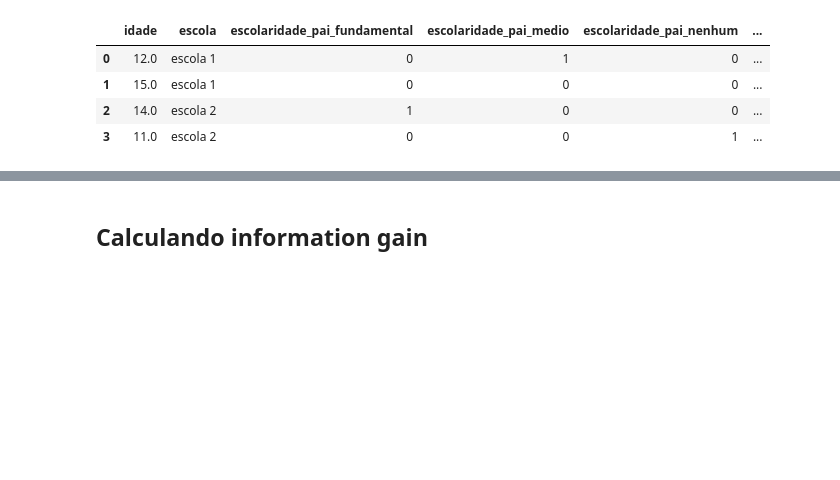
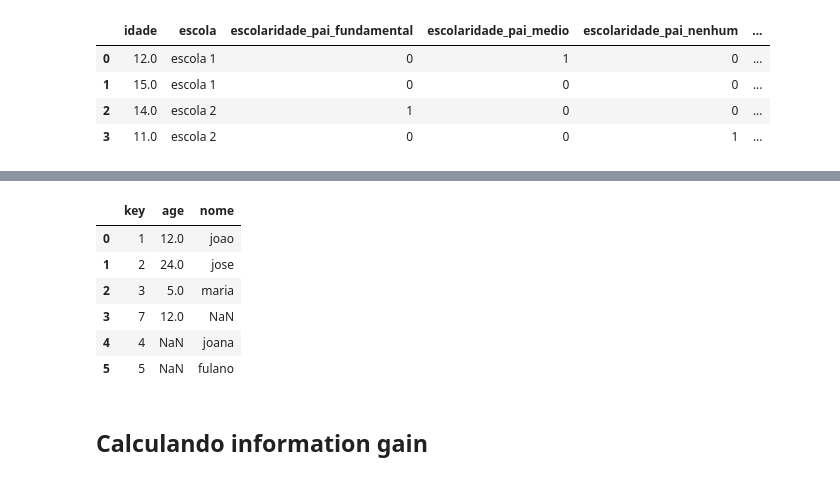
Before and after one commit to fnbalves/curso_machine_learning, a Jupyter notebook: Aprendendo python - parte 1.ipynb, the cells around one changed output, grey strips where cells are left out. Saved outputs shown, nothing was run; the diff lists cells and outputs as text; code cells hidden in the pictures; blank space fills up the shorter version.

Commit message:
Added merge lessons

```diff
--- a/Aprendendo python - parte 1.ipynb
+++ b/Aprendendo python - parte 1.ipynb
@@ -691,0 +694,3 @@ example_df
+# %%
+df1 = pd.DataFrame([[1, 12], [2, 24], [3, 5], [7, 12]], columns=['key', 'age'])
+df2 = pd.DataFrame([[1, 'joao'], [2, 'jose'], [3, 'maria'], [4, 'joana'], [5, 'fulano']], columns=['key', 'nome'])
@@ -692,3 +739,14 @@ example_df
+# %%
+joined = df1.merge(df2, left_on='key', right_on='key', how='outer')
+joined
+# %% [output]
+|  | key | age | nome |
+| 0 | 1 | 12.0 | joao |
+| 1 | 2 | 24.0 | jose |
+| 2 | 3 | 5.0 | maria |
+| 3 | 7 | 12.0 | NaN |
+| 4 | 4 | NaN | joana |
+| 5 | 5 | NaN | fulano |
 # %% [markdown]
 <h2>Calculando information gain</h2>
 # %%
```
Also changed, not shown: parts of 6 cells of this notebook.
